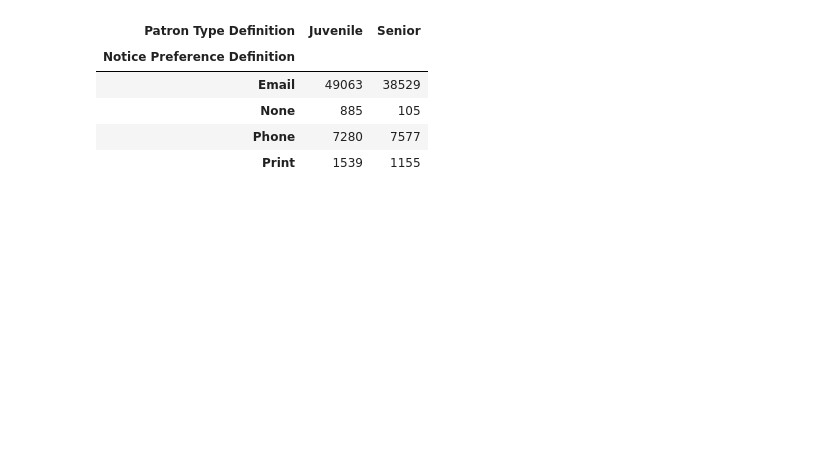
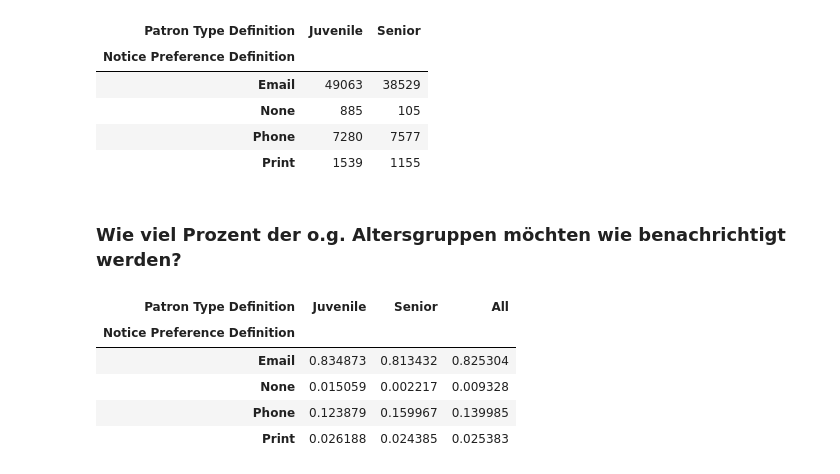
Before and after one commit to ElisaWierig/2022-2023_Data_Librarian_Elisa_Wierig, a Jupyter notebook: Modul_3/data/Projektaufgabe Deskriptive Statistik und Visualisierungen.ipynb, the cells around one changed output. Saved outputs shown, nothing was run; the diff lists cells and outputs as text; code cells hidden in the pictures; blank space fills up the shorter version.

```diff
--- a/Modul_3/data/Projektaufgabe Deskriptive Statistik und Visualisierungen.ipynb
+++ b/Modul_3/data/Projektaufgabe Deskriptive Statistik und Visualisierungen.ipynb
@@ -63,3 +67,18 @@ pd.crosstab(
 | None | 885 | 105 |
 | Phone | 7280 | 7577 |
 | Print | 1539 | 1155 |
+# %% [markdown]
+### Wie viel Prozent der o.g. Altersgruppen möchten wie benachrichtigt werden?
+# %%
+pd.crosstab(
+    Mail['Notice Preference Definition'],
+    Mail['Patron Type Definition'],
+    margins=True, normalize=1
+)
+# %% [output]
+| Patron Type Definition | Juvenile | Senior | All |
+| Notice Preference Definition |  |  |  |
+| Email | 0.834873 | 0.813432 | 0.825304 |
+| None | 0.015059 | 0.002217 | 0.009328 |
+| Phone | 0.123879 | 0.159967 | 0.139985 |
+| Print | 0.026188 | 0.024385 | 0.025383 |
```
Also changed, not shown: parts of 20 cells of this notebook.
